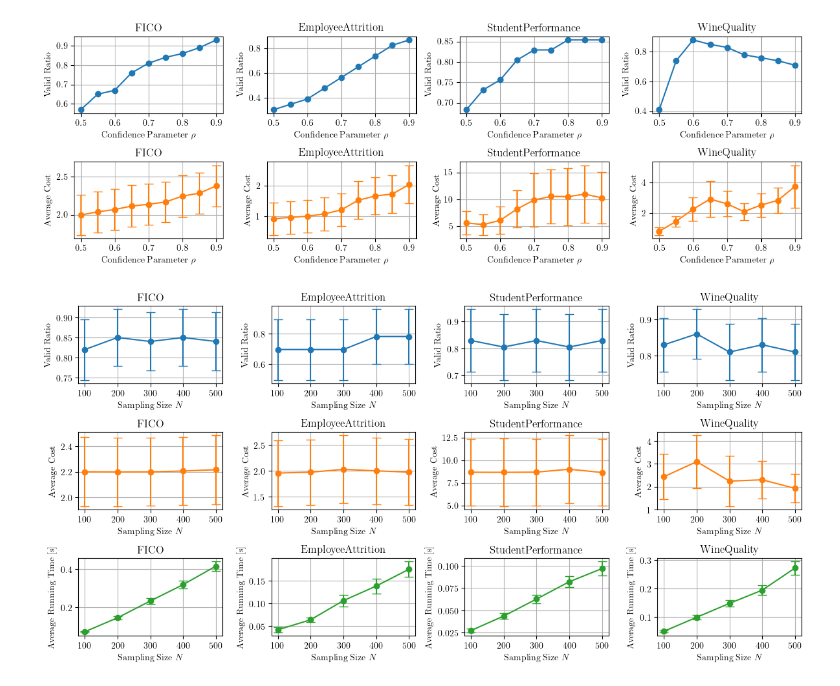
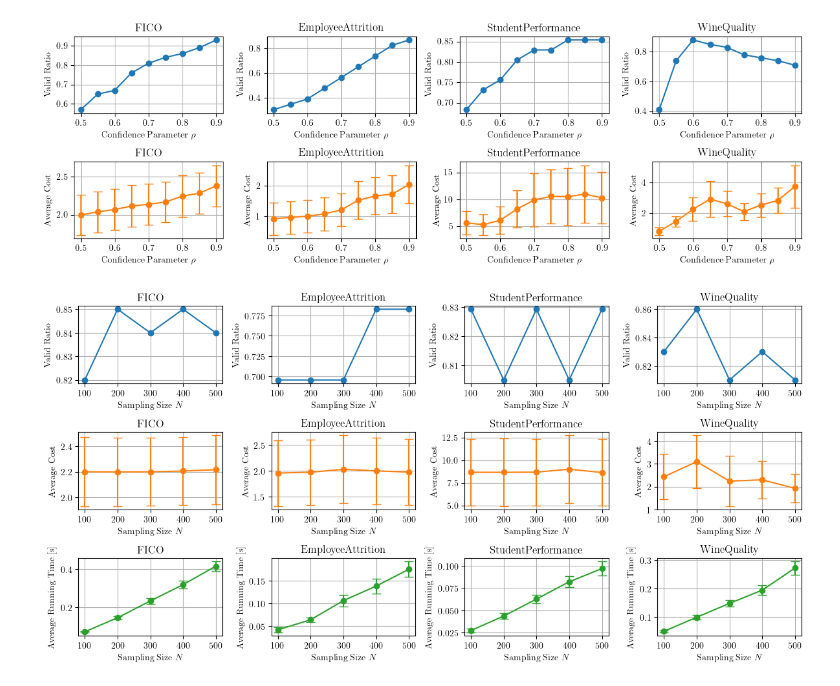
Before and after one commit to kelicht/armin, a Jupyter notebook: plot.ipynb, the cells around one changed output. Drawn from its saved outputs; the diff is of its cells as text; code cells hidden in the pictures.

```diff
--- a/plot.ipynb
+++ b/plot.ipynb
@@ -70,7 +70,7 @@ for i, model in enumerate(MODELS):
         df_k = df[df['n_missing'] == n_missing]
         for method in METHODS:
             df_method = df_k[df_k['method'] == method]
-            plt.scatter([df_method['valid'].mean()], [df_method['cost'].mean()], label=METHODS_FULL[method], marker=MARKERS[method], s=120)
+            plt.scatter([df_method['valid'].mean()], [df_method['cost'].mean()], label=METHODS_FULL[method], marker=MARKERS[method], s=100)
         plt.xlabel('Valid Ratio')
         plt.ylabel('Average Cost')
         plt.title('{} ({})'.format(DATASETS_FULL[dataset], MODELS_FULL[model]))
@@ -386,34 +386,33 @@ for i, dataset in enumerate(DATASETS):
 
     plt.subplot(3, len(DATASETS), i + 1)
     valid_mean = df.groupby('n_sampling')['valid'].mean().values
-    valid_ci = [confidence_interval(df[df.n_sampling == n_sampling]['valid'].values) for n_sampling in N_SAMPLINGS]
-    plt.errorbar(N_SAMPLINGS, valid_mean, valid_ci, marker='o', capsize=5, c='tab:blue')
+    plt.plot(N_SAMPLINGS, valid_mean, marker='o', c='tab:blue')
     plt.xlabel(r'Sampling Size $N$')
     plt.ylabel('Valid Ratio')
     plt.title('{}'.format(DATASETS_FULL[dataset]))
     plt.grid()
 
     plt.subplot(3, len(DATASETS), len(DATASETS) + i + 1)
     cost_mean = df.groupby('n_sampling')['cost'].mean().values
     cost_ci = [confidence_interval(df[df.n_sampling == n_sampling]['cost'].values) for n_sampling in N_SAMPLINGS]
     plt.errorbar(N_SAMPLINGS, cost_mean, cost_ci, marker='o', capsize=5, c='tab:orange')
     plt.xlabel(r'Sampling Size $N$')
     plt.ylabel('Average Cost')
     plt.title('{}'.format(DATASETS_FULL[dataset]))
     plt.grid()
 
     plt.subplot(3, len(DATASETS), 2 * len(DATASETS) + i + 1)
     time_mean = df.groupby('n_sampling')['time'].mean().values
     time_ci = [confidence_interval(df[df.n_sampling == n_sampling]['time'].values) for n_sampling in N_SAMPLINGS]
     plt.errorbar(N_SAMPLINGS, time_mean, time_ci, marker='o', capsize=5, c='tab:green')
     plt.xlabel(r'Sampling Size $N$')
     plt.ylabel('Average Running Time [s]')
     plt.title('{}'.format(DATASETS_FULL[dataset]))
     plt.grid()
 
 plt.tight_layout()
 
 plt.savefig('./fig/appendix/sens_sampling.png', bbox_inches='tight', pad_inches=0.01)
 plt.savefig('./fig/appendix/sens_sampling.pdf', bbox_inches='tight', pad_inches=0.01)
 # %% [output]
-[figure, old version]
+[figure, new version]
```
Also changed, not shown: parts of 1 cell of this notebook, 19 other files.
